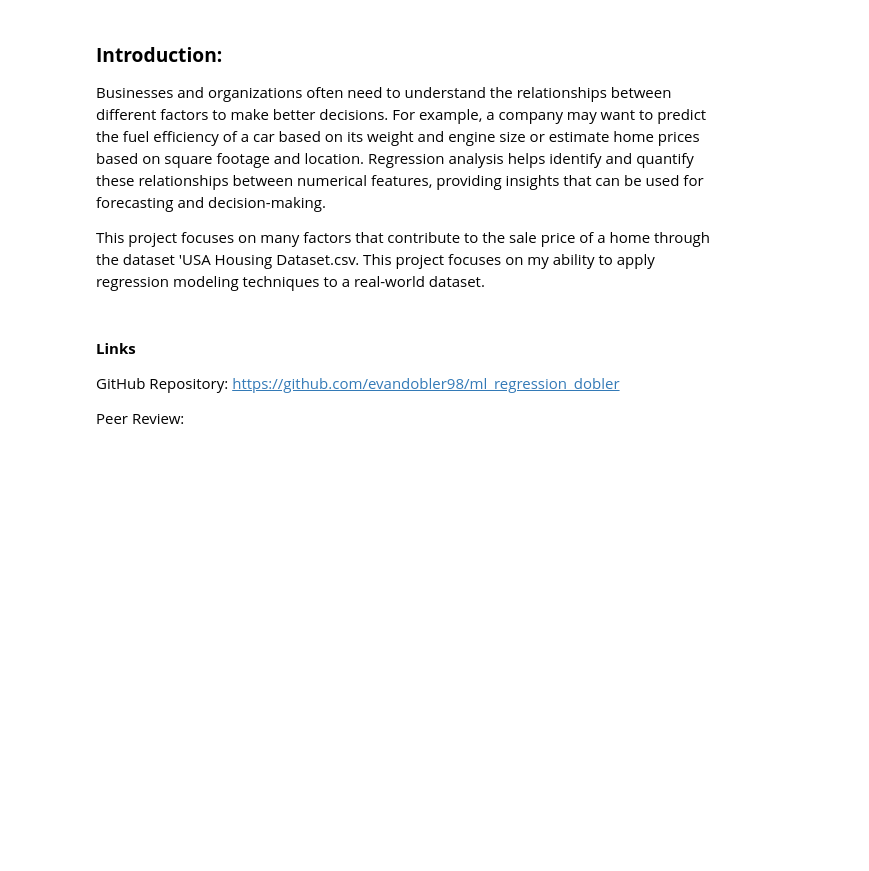
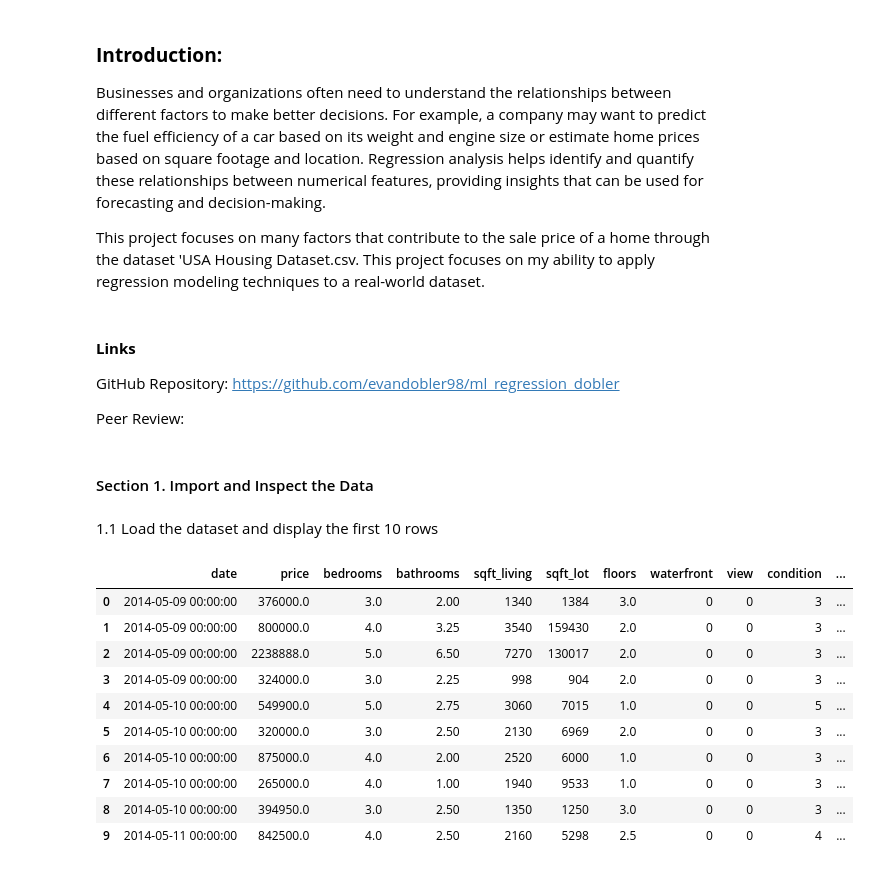
Before and after one commit to evandobler98/ml_regression_dobler, a Jupyter notebook: regression_dobler.ipynb, the cells around one changed output. Drawn from its saved outputs; the diff is of its cells as text; code cells hidden in the pictures; blank space fills up the shorter version.

```diff
--- a/regression_dobler.ipynb
+++ b/regression_dobler.ipynb
@@ -39,3 +39,25 @@ from sklearn.metrics import (
     recall_score,
     f1_score
 )
+# %% [markdown]
+#### Section 1. Import and Inspect the Data
+# %% [markdown]
+1.1 Load the dataset and display the first 10 rows
+# %%
+# Load the dataset
+df = pd.read_csv('USA Housing Dataset.csv')
+
+# Display the first 10 rows
+df.head(10)
+# %% [output]
+|  | date | price | bedrooms | bathrooms | sqft_living | sqft_lot | floors | waterfront | view | condition | ... |
+| 0 | 2014-05-09 00:00:00 | 376000.0 | 3.0 | 2.00 | 1340 | 1384 | 3.0 | 0 | 0 | 3 | ... |
+| 1 | 2014-05-09 00:00:00 | 800000.0 | 4.0 | 3.25 | 3540 | 159430 | 2.0 | 0 | 0 | 3 | ... |
+| 2 | 2014-05-09 00:00:00 | 2238888.0 | 5.0 | 6.50 | 7270 | 130017 | 2.0 | 0 | 0 | 3 | ... |
+| 3 | 2014-05-09 00:00:00 | 324000.0 | 3.0 | 2.25 | 998 | 904 | 2.0 | 0 | 0 | 3 | ... |
+| 4 | 2014-05-10 00:00:00 | 549900.0 | 5.0 | 2.75 | 3060 | 7015 | 1.0 | 0 | 0 | 5 | ... |
+| 5 | 2014-05-10 00:00:00 | 320000.0 | 3.0 | 2.50 | 2130 | 6969 | 2.0 | 0 | 0 | 3 | ... |
+| 6 | 2014-05-10 00:00:00 | 875000.0 | 4.0 | 2.00 | 2520 | 6000 | 1.0 | 0 | 0 | 3 | ... |
+| 7 | 2014-05-10 00:00:00 | 265000.0 | 4.0 | 1.00 | 1940 | 9533 | 1.0 | 0 | 0 | 3 | ... |
+| 8 | 2014-05-10 00:00:00 | 394950.0 | 3.0 | 2.50 | 1350 | 1250 | 3.0 | 0 | 0 | 3 | ... |
+| 9 | 2014-05-11 00:00:00 | 842500.0 | 4.0 | 2.50 | 2160 | 5298 | 2.5 | 0 | 0 | 4 | ... |
```
Also changed, not shown: parts of 49 cells of this notebook, 2 other files.
